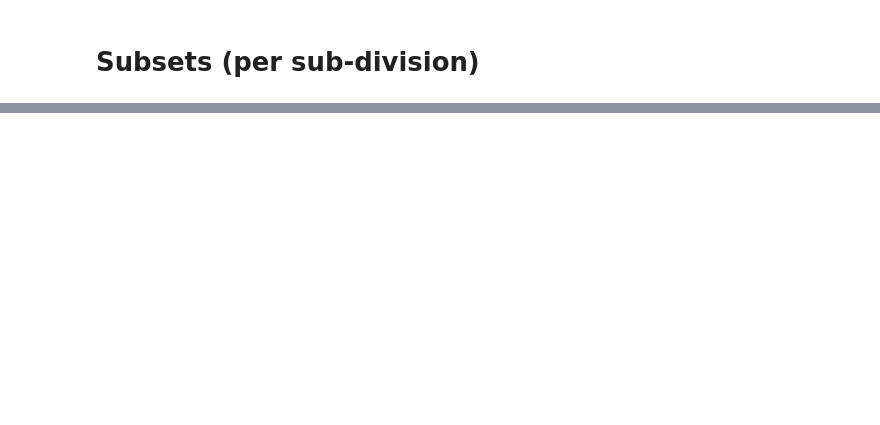
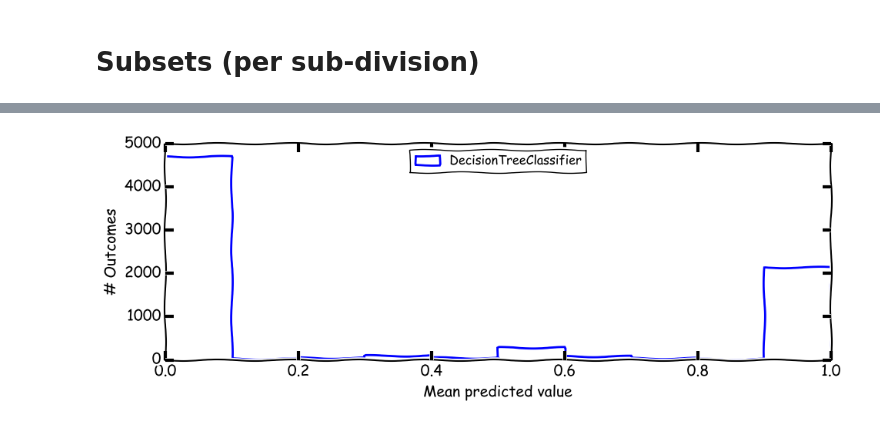
Before and after one commit to dchapp/rail_defect_analysis, a Jupyter notebook: Analysis - Defects.ipynb, the cells around one changed output, grey strips where cells are left out. Cells and saved outputs as stored; diff of their text form; code cells hidden in the pictures; blank space fills up the shorter version.

```diff
--- a/Analysis - Defects.ipynb
+++ b/Analysis - Defects.ipynb
@@ -718,0 +782,37 @@ Decision Tree:  0.559020044543
+# %%
+# Get a copy of pre-processed dataframe (DF)
+df_clf = get_df_clf(df)
+
+# Filter extreme values
+df_clf = df_clf[(df_clf["size"] < 1000) & (df_clf["age"]) < 100]
+
+def plot_per_defect(df, defect):
+    # labels..
+    label = "bin_defect_type"
+    features = ["size", "weight", "mgt", "age"]
+
+    # Make defect type as binary label
+    df[label] = df.defect_type == defect
+    df[label] = [int(i) for i in df[label]]
+
+    # Ignore empty values
+    df = df.dropna(subset=features+[label])
+
+    # data..
+    df_labels = np.ravel(df[label].values)
+    df_features = df[features].values
+
+    # Split the data for training and testing..
+    x_train, x_test, y_train, y_test = train_test_split(df_features, df_labels, test_size=0.3, random_state=42)
+
+    # Decision Tree
+    clf, score = train_and_test((x_test, y_test), (x_train, y_train), tree.DecisionTreeClassifier)
+
+    plot_reliability_histogram(x_test, [
+        (tree.DecisionTreeClassifier.__name__, clf),
+    ])
+
+
+plot_per_defect(df_clf, "TDD")
+# %% [output]
+[figure, added]
```
Also changed, not shown: parts of 4 cells of this notebook.
